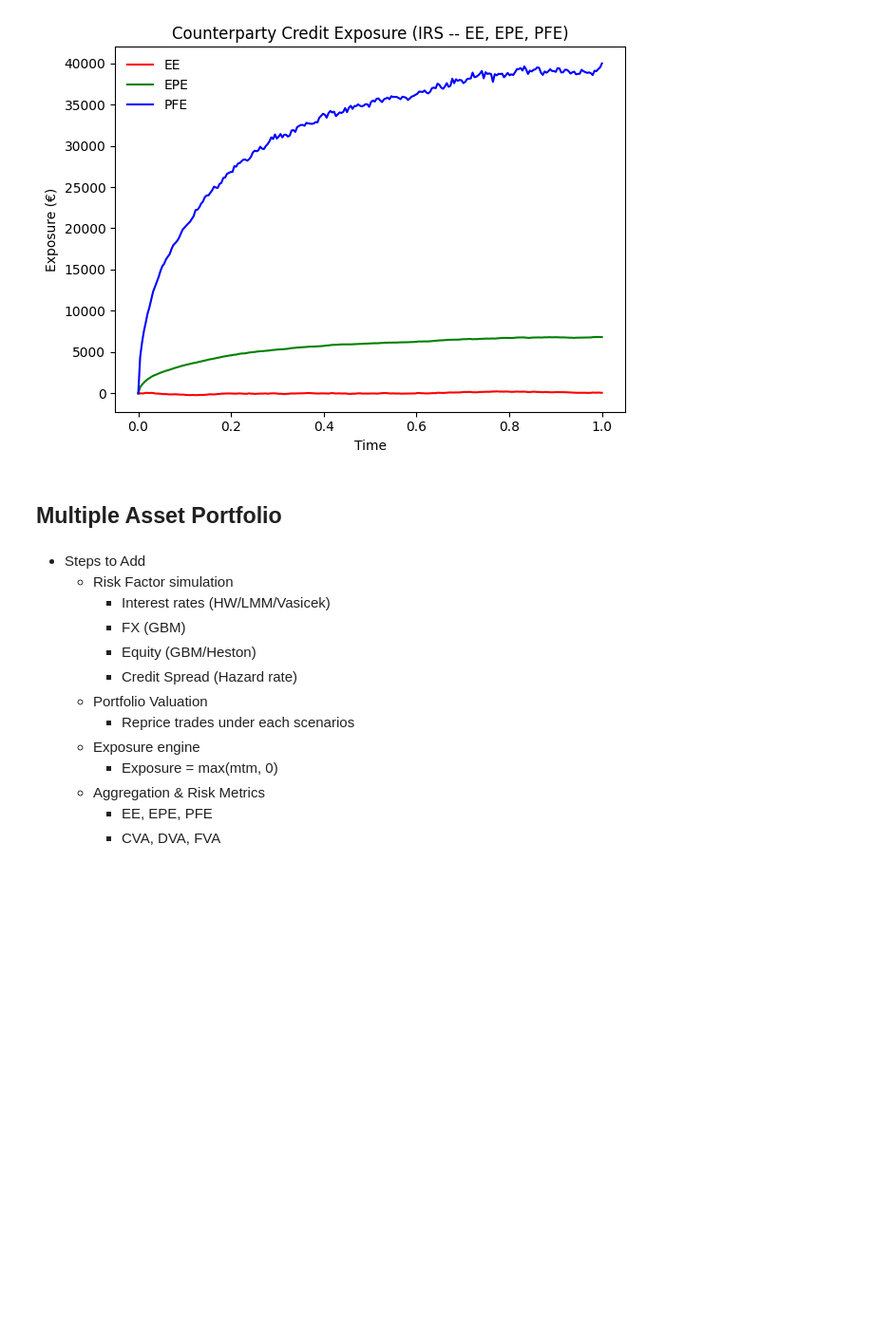
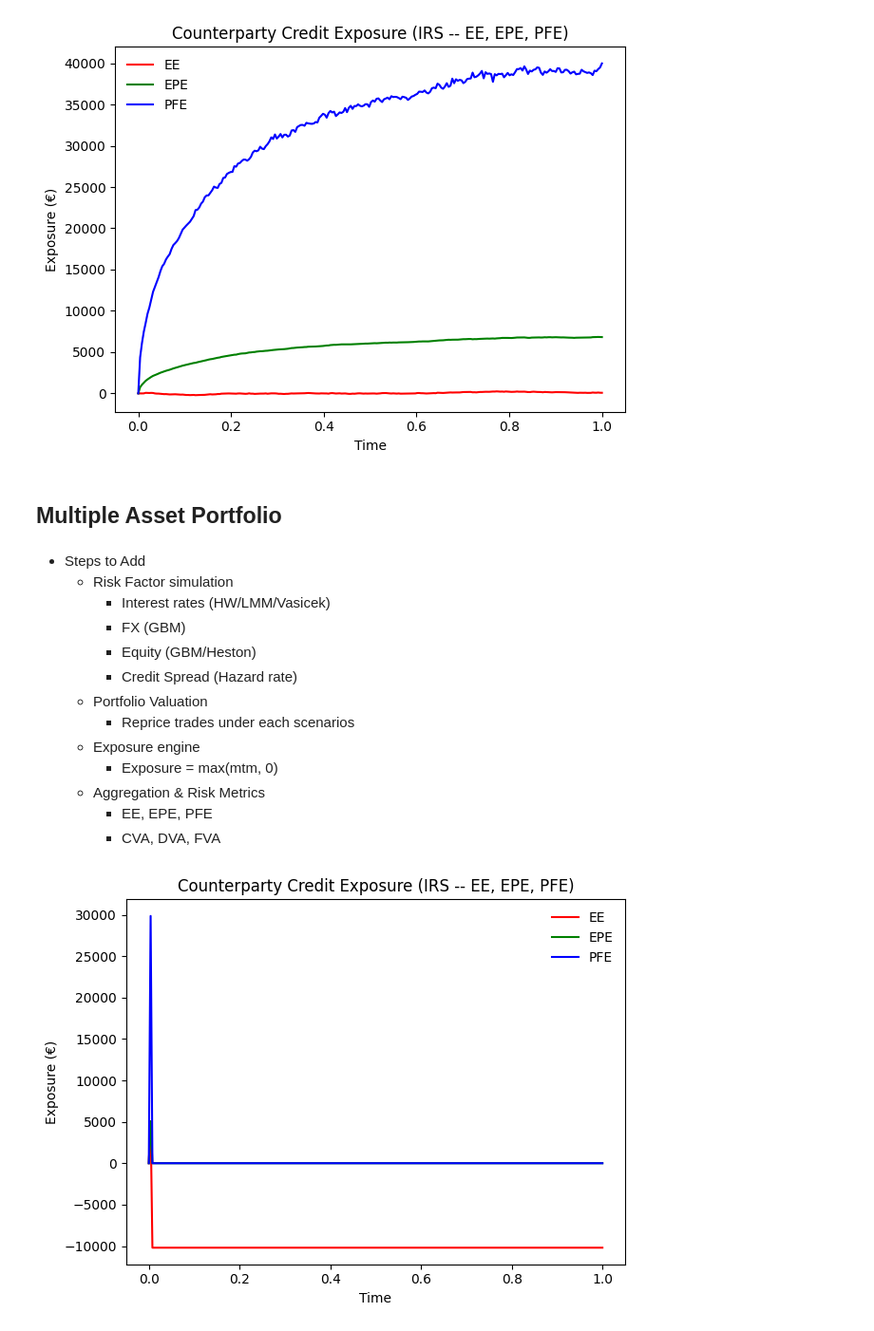
Before and after one commit to Mostafa-MMK/CreditRiskModels, a Jupyter notebook: 02_counterparty_credit_risk.ipynb, the cells around one changed output. Shown at 95% size. Cells and saved outputs as stored; diff of their text form; code cells hidden in the pictures; blank space fills up the shorter version.

Commit message:
plotting the results-tm.

```diff
--- a/02_counterparty_credit_risk.ipynb
+++ b/02_counterparty_credit_risk.ipynb
@@ -98,13 +98,14 @@ plt.show()
 # Multi-Asset Modeling
 import numpy as np
 
+# step 1
 def generate_correlated_normals(num_simulations, cor_matrix, seed=1000):
     rng = np.random.default_rng(seed=seed)
     L = np.linalg.cholesky(cor_matrix)
     z = rng.normal(size=(num_simulations, cor_matrix.shape[0]))
     return z@L.T
 
-
+# Step 2
 def simulate_markets(r0, s0_fx, s0_eq, kappa, theta, sigma_r, sigma_fx, sigma_eq, cor_matrix, T, dt, num_simulations, seed = 11000):
     rng = np.random.default_rng(seed=seed)
     n_steps = int(T/dt) + 1
@@ -119,7 +120,7 @@ def simulate_markets(r0, s0_fx, s0_eq, kappa, theta, sigma_r, sigma_fx, sigma_eq
 
     # Hull-White
     exp_kdt = np.exp(-kappa * dt)
-    vol_r = sigma * np.sqrt((1-np.exp(-2*kappa*dt))/(2*kappa))
+    vol_r = sigma_r * np.sqrt((1-np.exp(-2*kappa*dt))/(2*kappa))
 
     for t in range(1, n_steps):
         shocks = generate_correlated_normals(num_simulations=num_simulations, cor_matrix=cor_matrix, seed=seed)
@@ -134,7 +135,7 @@ def simulate_markets(r0, s0_fx, s0_eq, kappa, theta, sigma_r, sigma_fx, sigma_eq
 
         return rates, fx, equity
 
-
+# Step 3
 def portfolio_valuation(rates, fx, equity, swap_rate = 0.02, fx_strike = 1.00, eq_strike = 100, notional = 10_000):
     swap = notional * (rates - swap_rate) # irs swaps
     fx_trade = notional * (fx - fx_strike) # fx forward
@@ -144,8 +145,49 @@ def portfolio_valuation(rates, fx, equity, swap_rate = 0.02, fx_strike = 1.00, e
 
     return portfolio_value
 
+# Step 4
 def ccr_metrics(exp, q=0.99):
     ee = np.mean(exp, axis=0)
     epe = np.mean(np.maximum(exp,0), axis=0)
     pfe = np.quantile(np.maximum(exp,0), q, axis=0)
     return ee, epe, pfe
+# %%
+import matplotlib.pyplot as plt
+
+r0 = 0.02
+s0_fx = 1.0
+s0_eq = 100
+
+kappa = 1.56
+theta = 0.20
+
+sigma_r = 0.0145
+sigma_fx = 0.12
+sigma_eq = 0.20
+
+cor_matrix = np.array([
+    [1.0, -0.30, 0.20],
+    [-0.30, 1.0, 0.40],
+    [0.20, 0.40, 1.0],
+])
+
+T = 1
+dt = 1 / 252
+num_simulations = 50_000
+
+rates, fx, equity = simulate_markets(r0=r0, s0_fx=s0_fx, s0_eq=s0_eq, kappa=kappa, theta=theta, sigma_r=sigma_r, sigma_fx=sigma_fx, sigma_eq=sigma_eq, cor_matrix=cor_matrix, T=T, dt=dt, num_simulations=num_simulations)
+exposure_paths = portfolio_valuation(rates=rates, fx=fx, equity=equity)
+ee, epe, pfe = ccr_metrics(exp=exposure_paths)
+
+time_grid = np.linspace(0, T, exposure_paths.shape[1])
+plt.plot(time_grid, ee, color = 'r', label = 'EE')
+plt.plot(time_grid, epe, color = 'g', label = 'EPE')
+plt.plot(time_grid, pfe, color = 'b', label = 'PFE')
+plt.legend(frameon = False)
+plt.title('Counterparty Credit Exposure (IRS -- EE, EPE, PFE)')
+plt.xlabel('Time')
+plt.ylabel('Exposure (€)')
+plt.tight_layout()
+plt.show()
+# %% [output]
+[figure, added]
```
